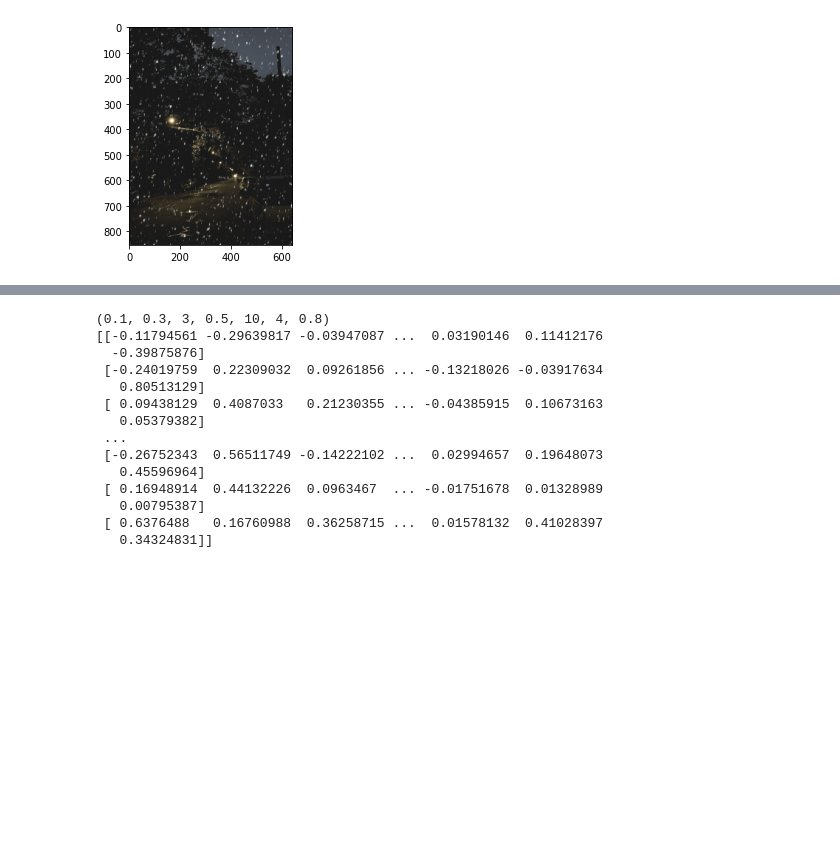
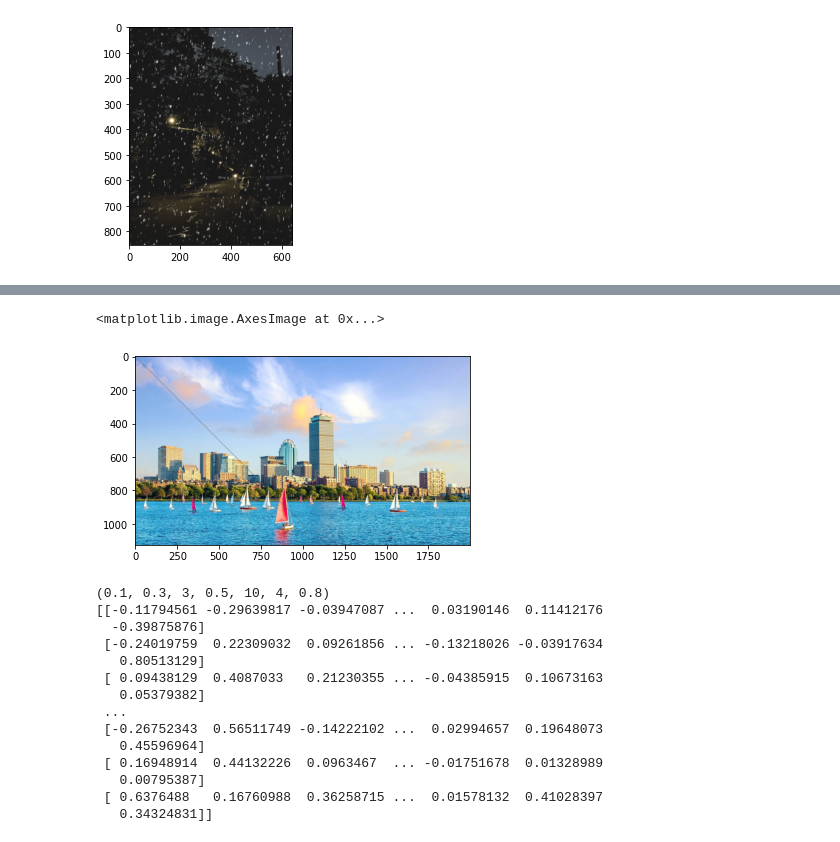
Before and after one commit to locsor/weatherAugmentation, a Jupyter notebook: augmGPU.ipynb, the cells around one changed output, grey strips where cells are left out. Drawn from its saved outputs; the diff is of its cells as text; code cells hidden in the pictures; blank space fills up the shorter version.

```diff
--- a/augmGPU.ipynb
+++ b/augmGPU.ipynb
@@ -336,3 +574,13 @@ plt.imshow(out)
+# %%
+image_dir = './images'
+
+img = cp.array(cv2.cvtColor(cv2.imread(image_dir + '/2.png'),cv2.COLOR_BGR2RGB))
+img = draw_line(img, 1, 1, 1000, 1000)
+img = np.uint8(cp.asnumpy(img))
+plt.imshow(img)
+# %% [output]
+<matplotlib.image.AxesImage at 0x...>
+[figure, added]
 # %%
 image_dir = './images'
 
```
Also changed, not shown: parts of 5 cells of this notebook, 7 other files.
